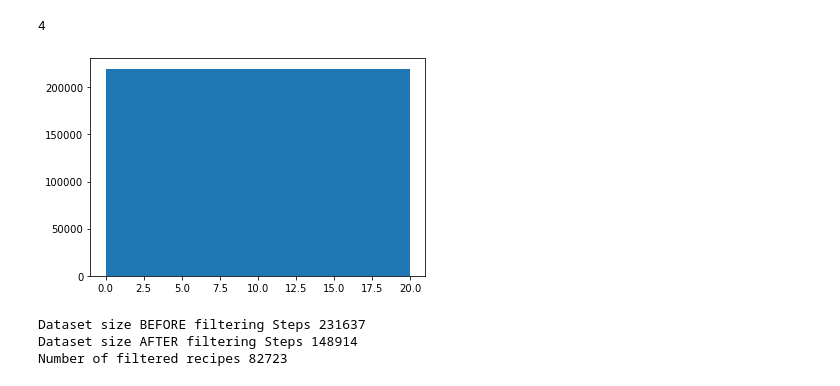
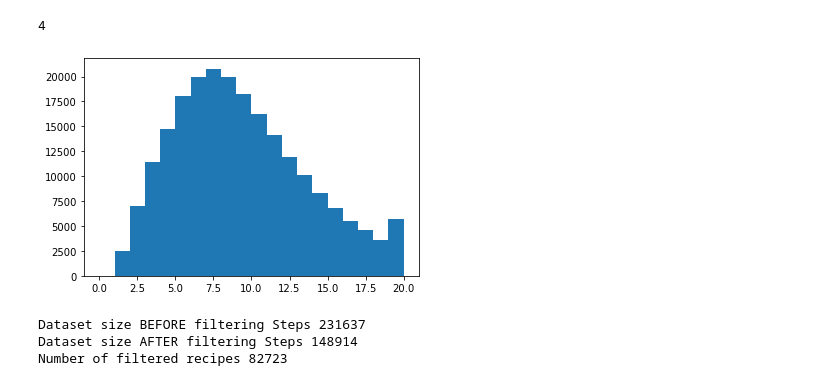
Before and after one commit to catdematos98/RNN_RecipeGenerator, a Jupyter notebook: RecipeGenerator.ipynb, the cells around one changed output. Cells and saved outputs as stored; diff of their text form; code cells hidden in the pictures.

```diff
--- a/RecipeGenerator.ipynb
+++ b/RecipeGenerator.ipynb
@@ -121,21 +124,21 @@ print(dataset_validated[5][1]["n_steps"])
 # %%
 def filter_by_n_steps(recipe):
     recipe = recipe[1]
 
     if recipe["n_steps"] > 10:
         return False
 
     return True
 
 recipes_steps = []
 for recipe in dataset_validated:
     recipes_steps.append(recipe[1]["n_steps"])
 
 
-plt.hist(recipes_steps, range=(0, 20), bins=1)
+plt.hist(recipes_steps, bins=20, range= (0, 20))
 plt.show()
 # %% [output]
-[figure, old version]
+[figure, new version]
 # %%
 dataset_validated = [recipe for recipe in dataset_validated if filter_by_n_steps(recipe)]
 
```
Also changed, not shown: parts of 4 cells of this notebook.
